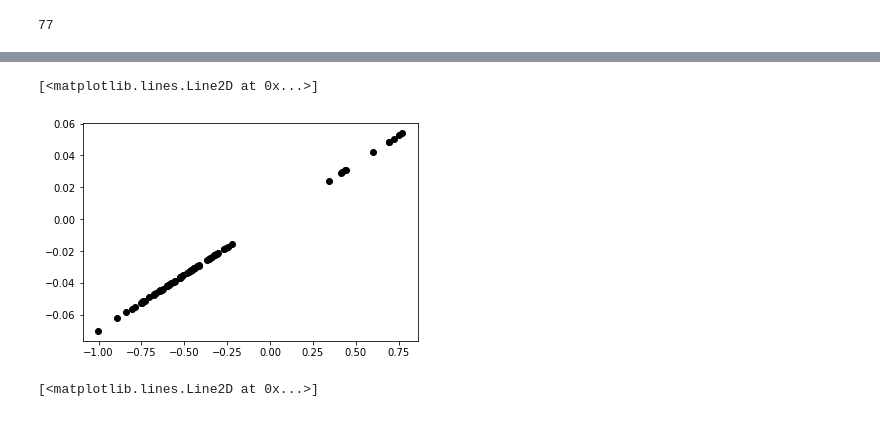
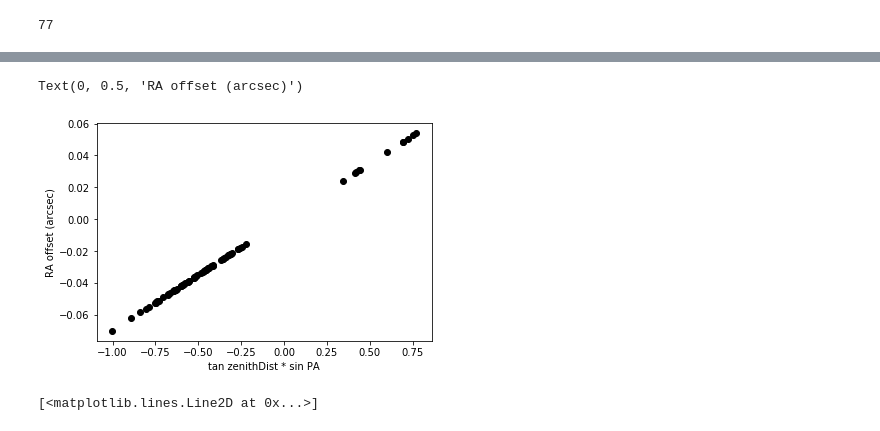
Before and after one commit to yoachim/20_Scratch, a Jupyter notebook: dcr_look/dcr.ipynb, the cells around one changed output, grey strips where cells are left out. Saved outputs shown, nothing was run; the diff lists cells and outputs as text; code cells hidden in the pictures.

```diff
--- a/dcr_look/dcr.ipynb
+++ b/dcr_look/dcr.ipynb
@@ -62,9 +71,11 @@ plt.plot(mv['airmass'],mv['dec_dcr_amp'],  'ko')
 # %%
 # So, I can make this a linear relationship like so
 plt.plot(np.tan(np.radians(mv['zenithDistance']))*np.sin(np.radians(mv['PA'])), mv['ra_dcr_amp'], 'ko')
+plt.xlabel('tan zenithDist * sin PA')
+plt.ylabel('RA offset (arcsec)')
 # %% [output]
-[<matplotlib.lines.Line2D at 0x...>]
+Text(0, 0.5, 'RA offset (arcsec)')
-[figure, old version]
+[figure, new version]
 # %%
 plt.plot(np.tan(np.radians(mv['zenithDistance']))*np.cos(np.radians(mv['PA'])), mv['dec_dcr_amp'], 'ko')
 # %% [output]
```
Also changed, not shown: parts of 7 cells of this notebook, 2 other files.
